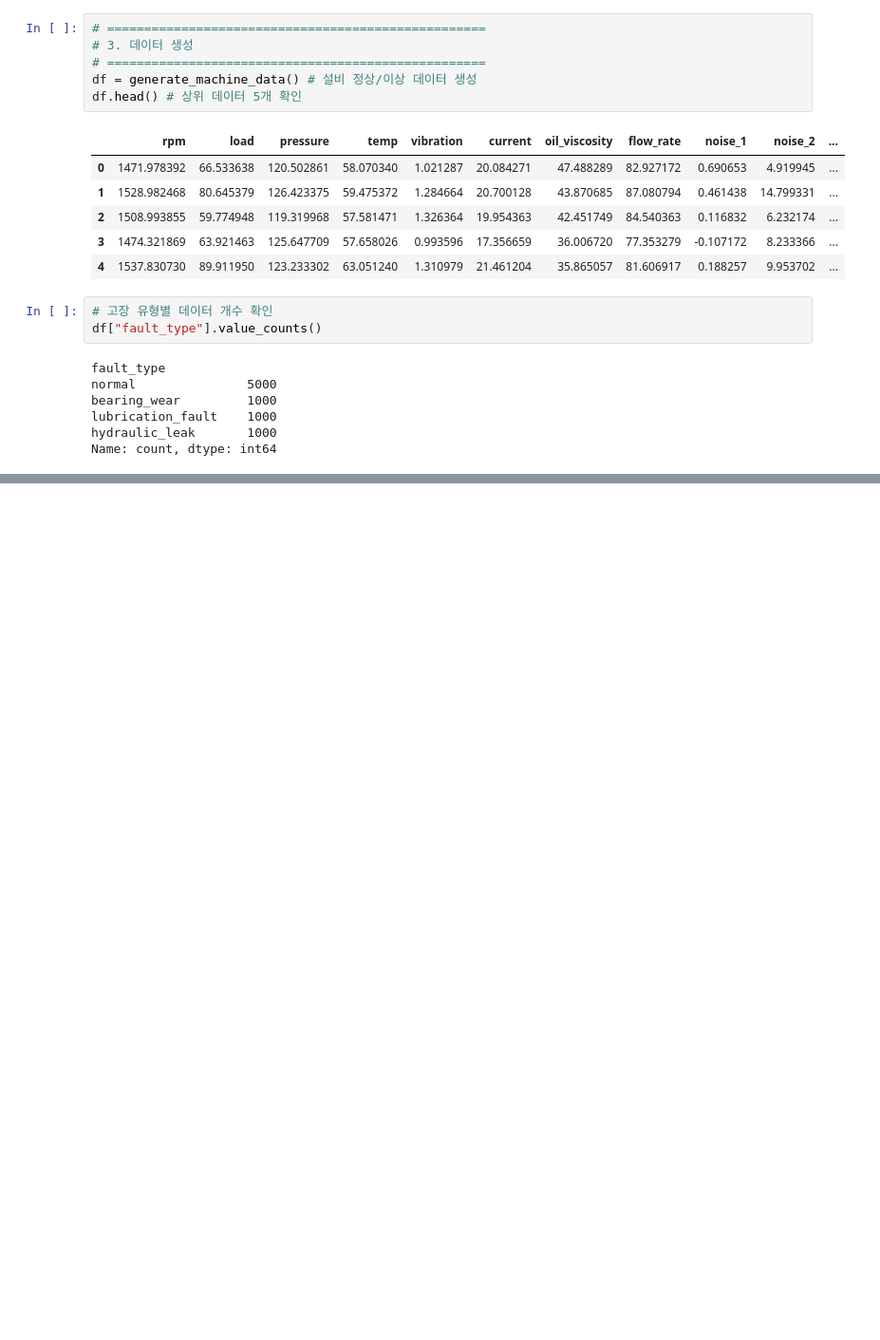
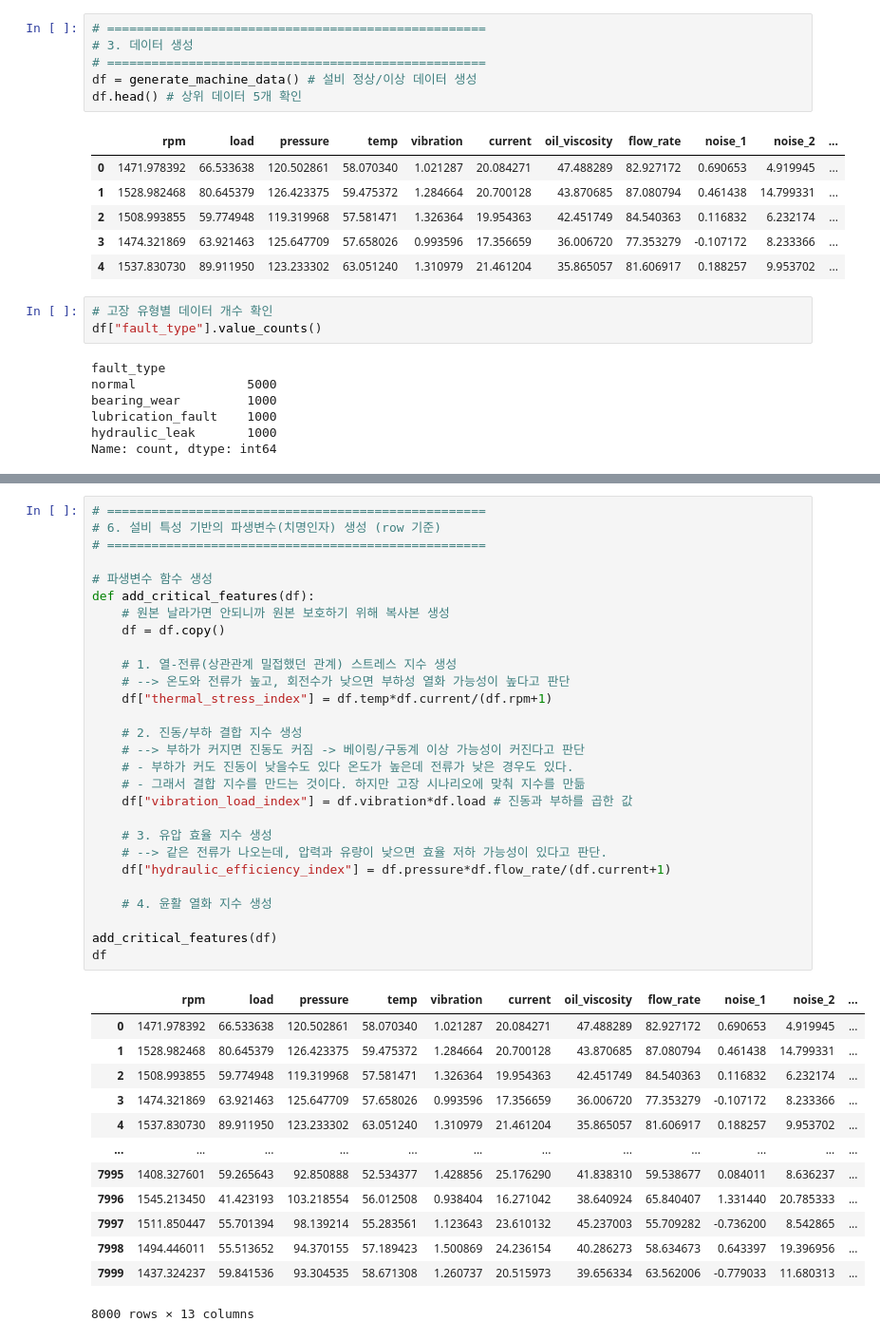
Before and after one commit to efforthye/human-ai, a Jupyter notebook: workspace/8-01) 머신러닝 응용실습_1.ipynb, the cells around one changed output, grey strips where cells are left out. Shown at 95% size. Cells and saved outputs as stored; diff of their text form; blank space fills up the shorter version.

```diff
--- a/workspace/8-01) 머신러닝 응용실습_1.ipynb
+++ b/workspace/8-01) 머신러닝 응용실습_1.ipynb
@@ -148,0 +227,42 @@ sensor_cols = ["rpm", "load", "pressure", "temp", "vibration", "current", "oil_v
+# %%
+# ===================================================
+# 6. 설비 특성 기반의 파생변수(치명인자) 생성 (row 기준)
+# ===================================================
+
+# 파생변수 함수 생성
+def add_critical_features(df):
+    # 원본 날라가면 안되니까 원본 보호하기 위해 복사본 생성
+    df = df.copy()
+
+    # 1. 열-전류(상관관계 밀접했던 관계) 스트레스 지수 생성
+    # --> 온도와 전류가 높고, 회전수가 낮으면 부하성 열화 가능성이 높다고 판단
+    df["thermal_stress_index"] = df.temp*df.current/(df.rpm+1)
+
+    # 2. 진동/부하 결합 지수 생성
+    # --> 부하가 커지면 진동도 커짐 -> 베이링/구동계 이상 가능성이 커진다고 판단
+    # - 부하가 커도 진동이 낮을수도 있다 온도가 높은데 전류가 낮은 경우도 있다.
+    # - 그래서 결합 지수를 만드는 것이다. 하지만 고장 시나리오에 맞춰 지수를 만듦
+    df["vibration_load_index"] = df.vibration*df.load # 진동과 부하를 곱한 값
+
+    # 3. 유압 효율 지수 생성
+    # --> 같은 전류가 나오는데, 압력과 유량이 낮으면 효율 저하 가능성이 있다고 판단.
+    df["hydraulic_efficiency_index"] = df.pressure*df.flow_rate/(df.current+1)
+
+    # 4. 윤활 열화 지수 생성
+
+add_critical_features(df)
+df
+# %% [output]
+|  | rpm | load | pressure | temp | vibration | current | oil_viscosity | flow_rate | noise_1 | noise_2 | ... |
+| 0 | 1471.978392 | 66.533638 | 120.502861 | 58.070340 | 1.021287 | 20.084271 | 47.488289 | 82.927172 | 0.690653 | 4.919945 | ... |
+| 1 | 1528.982468 | 80.645379 | 126.423375 | 59.475372 | 1.284664 | 20.700128 | 43.870685 | 87.080794 | 0.461438 | 14.799331 | ... |
+| 2 | 1508.993855 | 59.774948 | 119.319968 | 57.581471 | 1.326364 | 19.954363 | 42.451749 | 84.540363 | 0.116832 | 6.232174 | ... |
+| 3 | 1474.321869 | 63.921463 | 125.647709 | 57.658026 | 0.993596 | 17.356659 | 36.006720 | 77.353279 | -0.107172 | 8.233366 | ... |
+| 4 | 1537.830730 | 89.911950 | 123.233302 | 63.051240 | 1.310979 | 21.461204 | 35.865057 | 81.606917 | 0.188257 | 9.953702 | ... |
+| ... | ... | ... | ... | ... | ... | ... | ... | ... | ... | ... | ... |
+| 7995 | 1408.327601 | 59.265643 | 92.850888 | 52.534377 | 1.428856 | 25.176290 | 41.838310 | 59.538677 | 0.084011 | 8.636237 | ... |
+| 7996 | 1545.213450 | 41.423193 | 103.218554 | 56.012508 | 0.938404 | 16.271042 | 38.640924 | 65.840407 | 1.331440 | 20.785333 | ... |
+| 7997 | 1511.850447 | 55.701394 | 98.139214 | 55.283561 | 1.123643 | 23.610132 | 45.237003 | 55.709282 | -0.736200 | 8.542865 | ... |
+| 7998 | 1494.446011 | 55.513652 | 94.370155 | 57.189423 | 1.500869 | 24.236154 | 40.286273 | 58.634673 | 0.643397 | 19.396956 | ... |
+| 7999 | 1437.324237 | 59.841536 | 93.304535 | 58.671308 | 1.260737 | 20.515973 | 39.656334 | 63.562006 | -0.779033 | 11.680313 | ... |
+8000 rows × 13 columns
```
Also changed, not shown: parts of 2 cells of this notebook, 4 other files.
